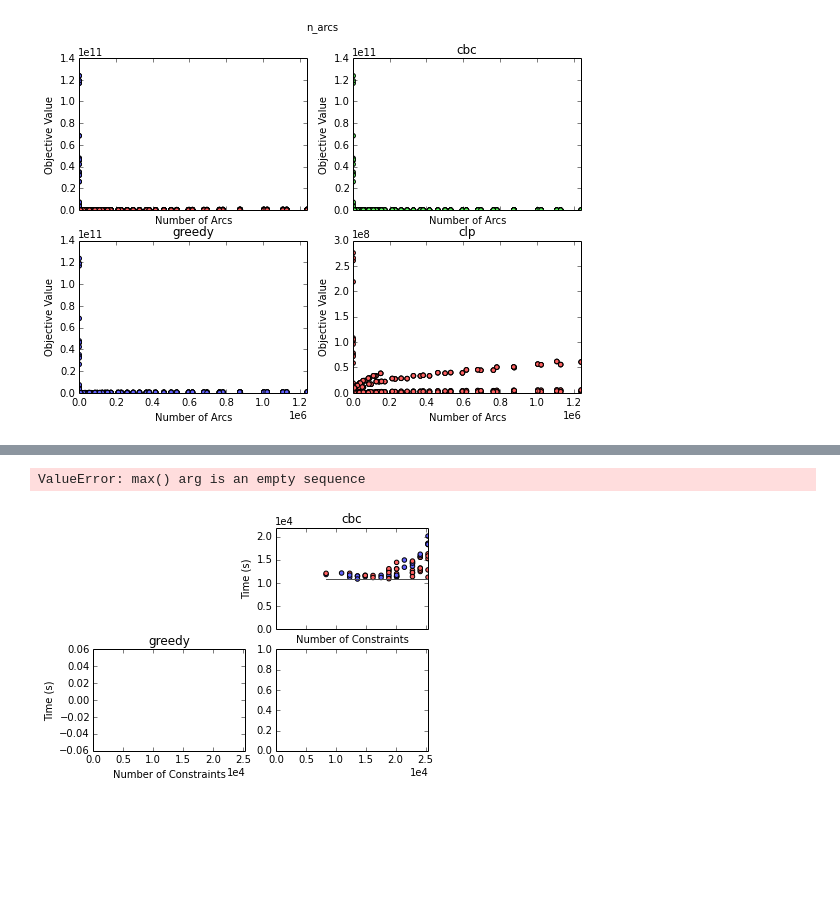
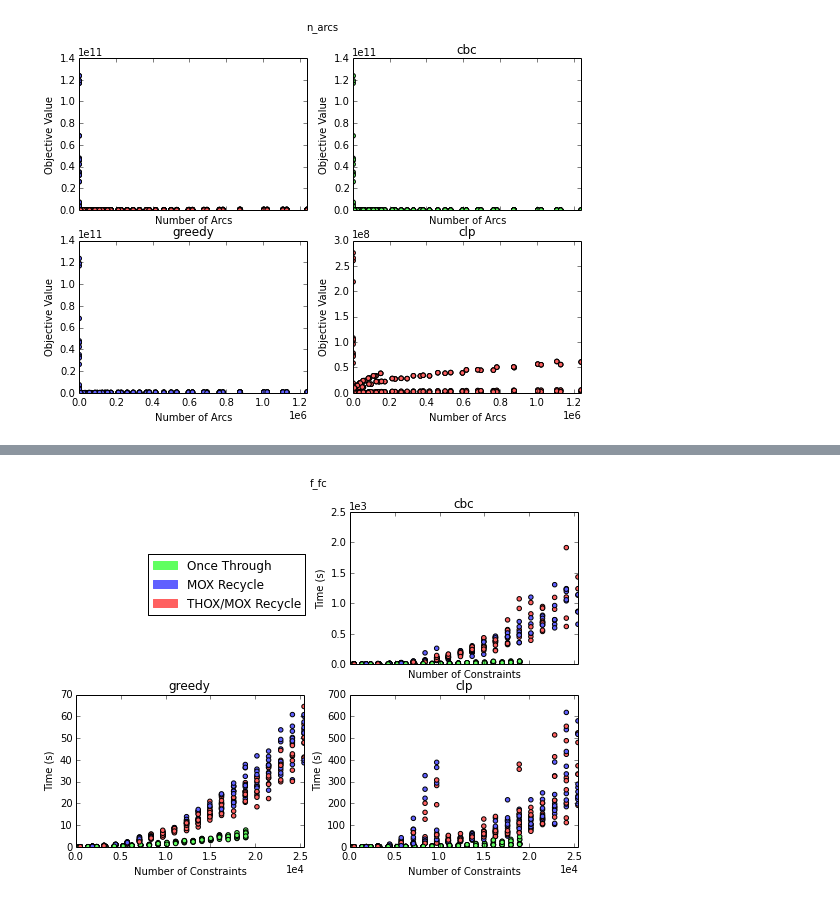
Before and after one commit to gidden/cyclopts, a Jupyter notebook: nbs/capabilities.ipynb, the cells around one changed output, grey strips where cells are left out. Cells and saved outputs as stored; diff of their text form; code cells hidden in the pictures; blank space fills up the shorter version.

```diff
--- a/nbs/capabilities.ipynb
+++ b/nbs/capabilities.ipynb
@@ -88,5 +92,4 @@ _ = ctx.four_pane_scatter('n_arcs', ykind='obj')
 # %%
-ctx.three_pane_colorparam('n_constrs', 'f_fc', above=3*60*60)
+ctx.three_pane_colorparam('n_constrs', 'f_fc', below=3*60*60)
 # %% [output]
-ValueError: max() arg is an empty sequence
-[figure, old version]
+[figure, new version]
```
Also changed, not shown: parts of 1 cell of this notebook.
